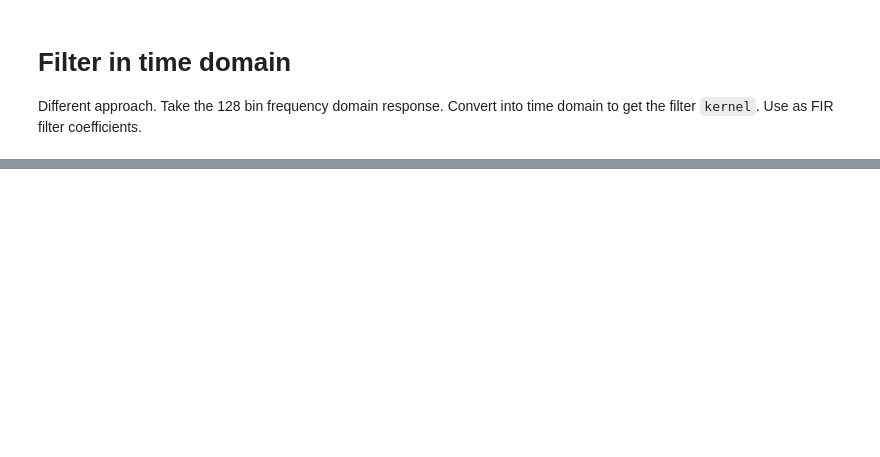
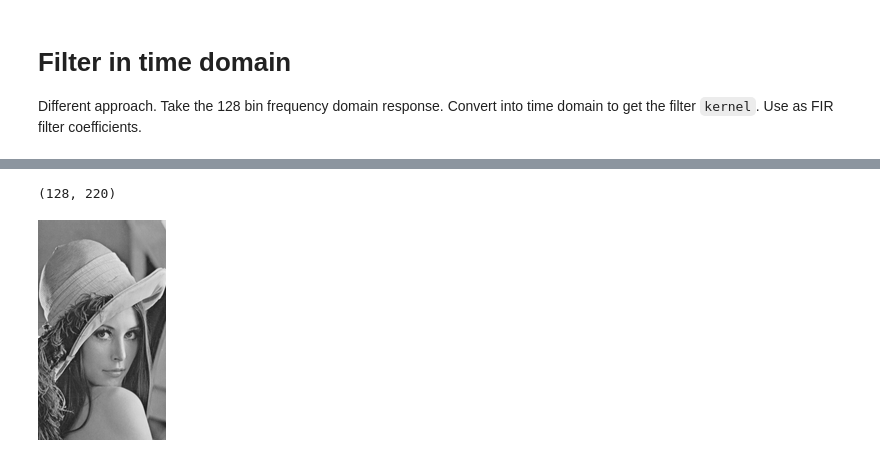
Before and after one commit to michael-betz/lin_ccd, a Jupyter notebook: audio_effects/firFilt.ipynb, the cells around one changed output, grey strips where cells are left out. Cells and saved outputs as stored; diff of their text form; code cells hidden in the pictures; blank space fills up the shorter version.

```diff
--- a/audio_effects/firFilt.ipynb
+++ b/audio_effects/firFilt.ipynb
@@ -10,10 +11,13 @@ from time import sleep
 # %%
 xOffs = 50
-img = Image.open("./220px-Lenna_(test_image).png").convert("L")
+img = Image.open("./lenna.png").convert("L")
 img = img.crop([xOffs, 0, xOffs+128, img.size[1]])
 print(img.size)
 imgDat = asarray(img)
 img
+# %% [output]
+(128, 220)
+[figure, added]
 # %%
 # Get desired frequency response
 #h_f = zeros(128)
```
Also changed, not shown: parts of 13 cells of this notebook, 4 other files.
